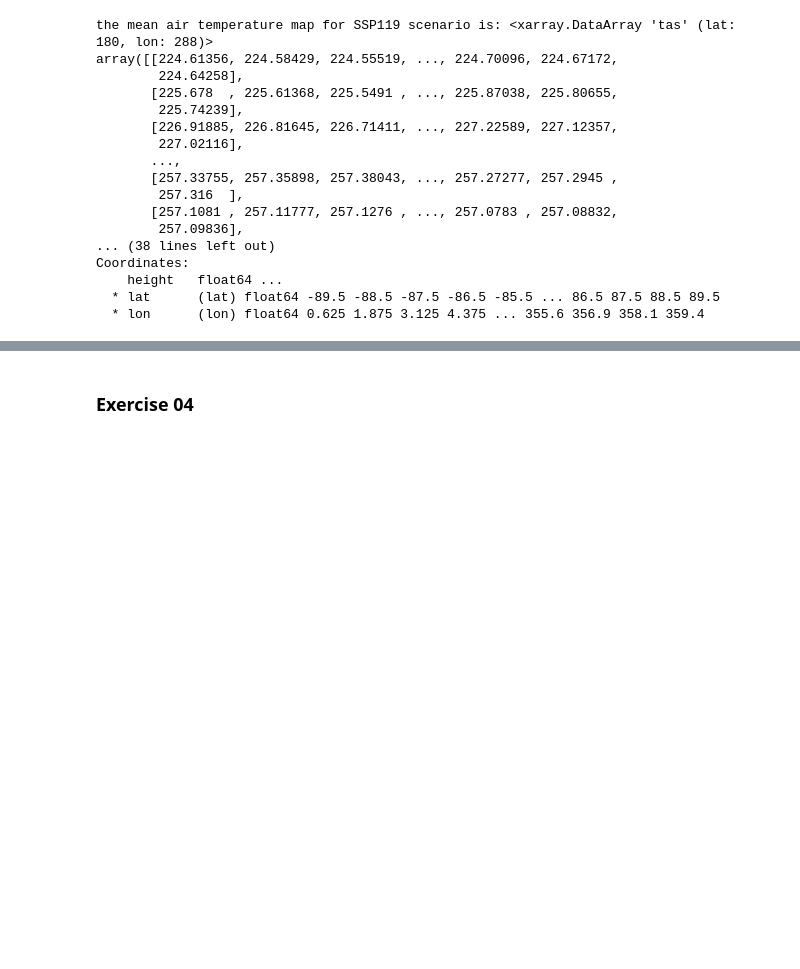
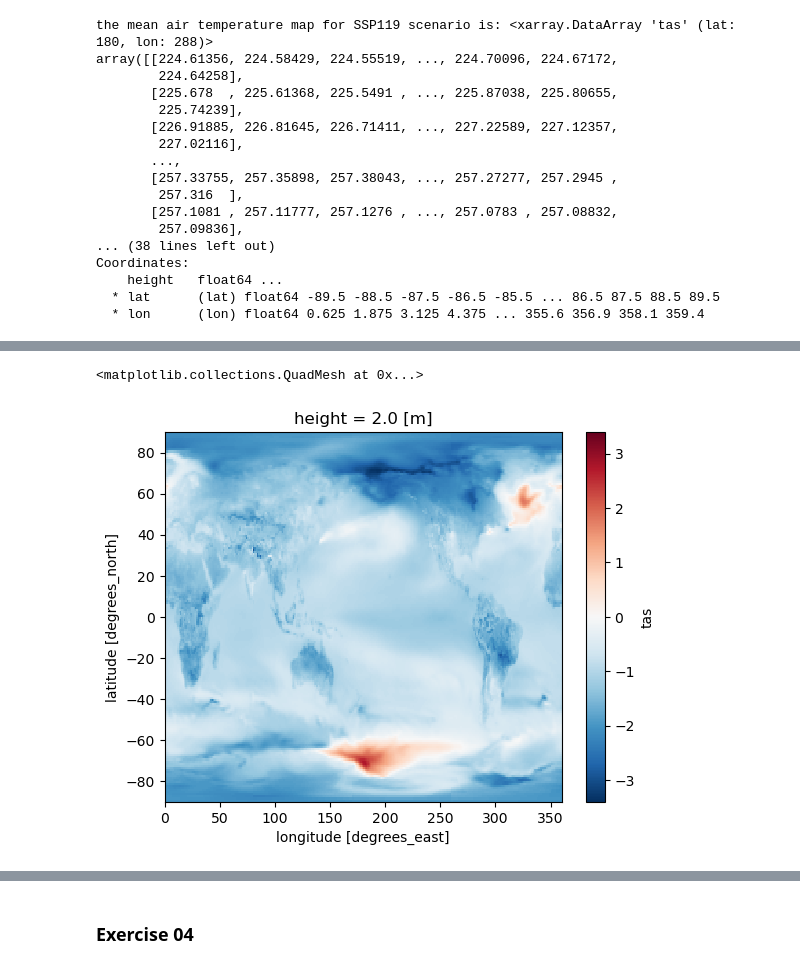
Before and after one commit to Sara-Iftikhar/geo_env, a Jupyter notebook: assignment_2.ipynb, the cells around one changed output, grey strips where cells are left out. Drawn from its saved outputs; the diff is of its cells as text; code cells hidden in the pictures; blank space fills up the shorter version.

```diff
--- a/assignment_2.ipynb
+++ b/assignment_2.ipynb
@@ -222,0 +243,5 @@ plt.show()
+# %%
+diff_ssp119.plot()
+# %% [output]
+<matplotlib.collections.QuadMesh at 0x...>
+[figure, added]
```
Also changed, not shown: parts of 39 cells of this notebook.
